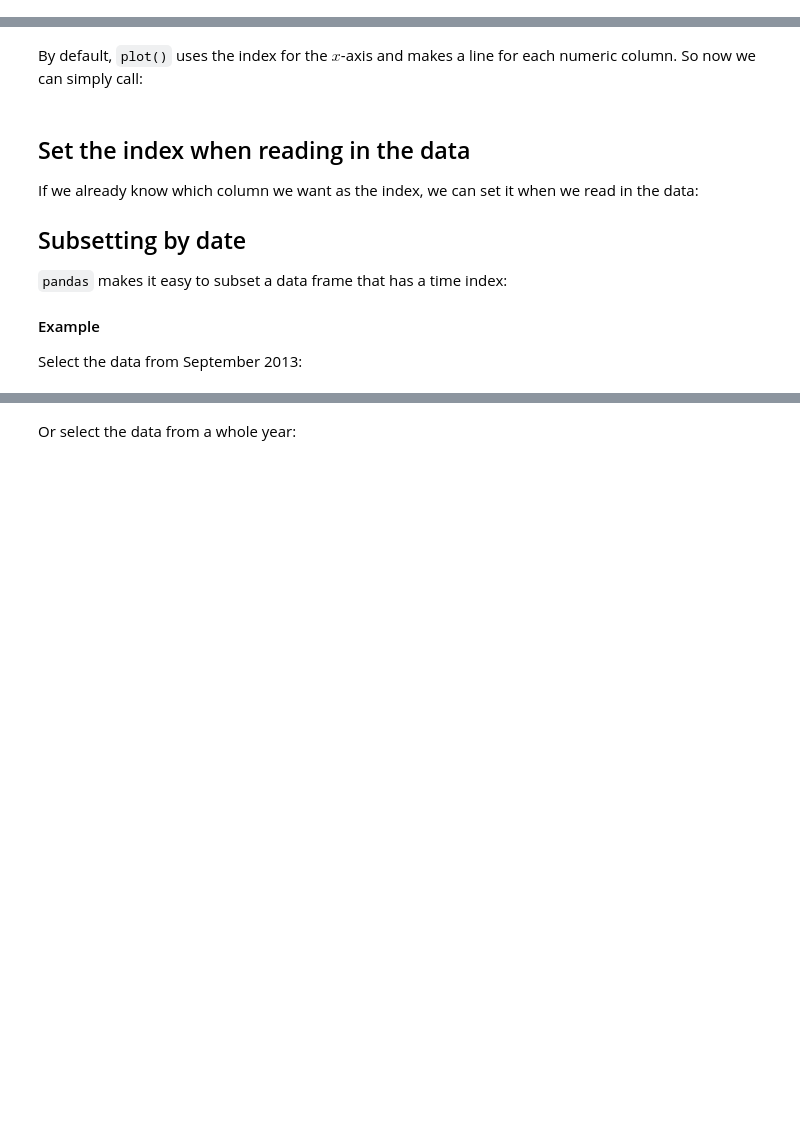
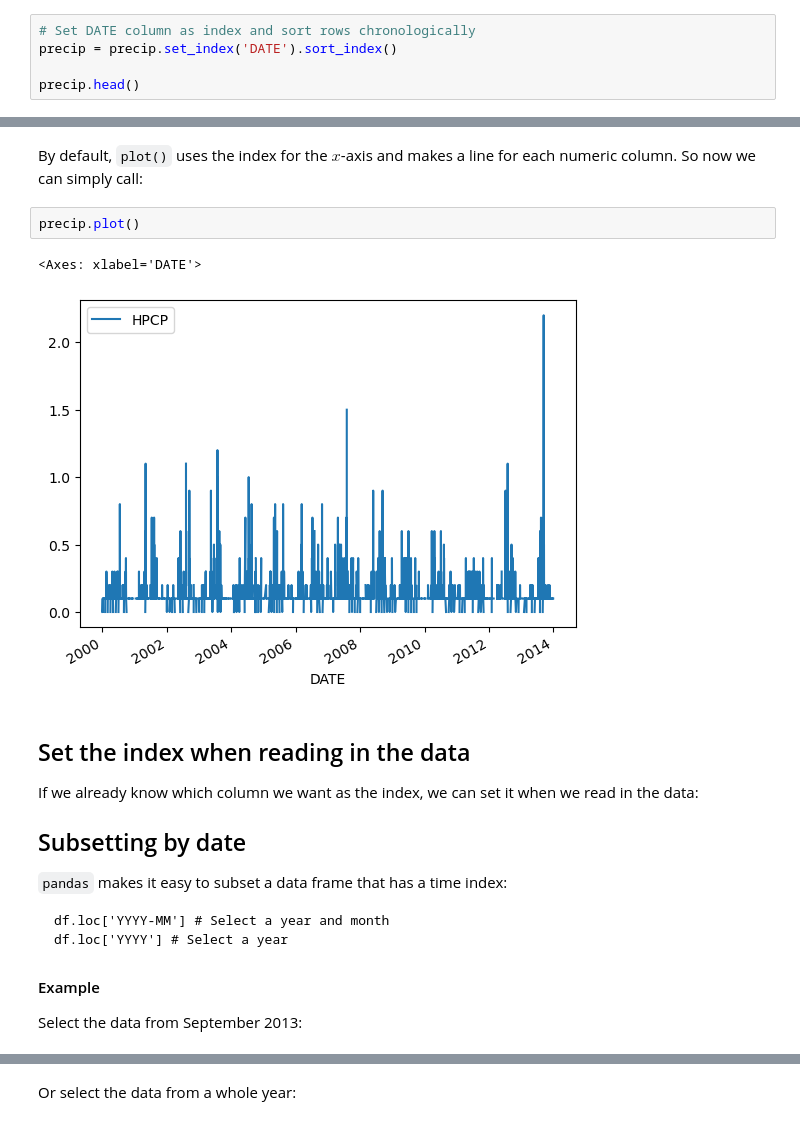
Before and after one commit to sarah-busby/eds220-in-class, a Jupyter notebook: week-3-time-series-STUDENTS.ipynb, the cells around one changed output, grey strips where cells are left out. Drawn from its saved outputs; the diff is of its cells as text; blank space fills up the shorter version.

````diff
--- a/week-3-time-series-STUDENTS.ipynb
+++ b/week-3-time-series-STUDENTS.ipynb
@@ -116,3 +187,8 @@ Let's plot the data again, now using the `DATE` column for the $x$-axis:
 Notice the $x$-axis now shows years.
 
 Next, we set the `DATE` column as the index. This lets us do operations based on time, like subsetting and resampling. We also sort the index using `sort_index()`:
+# %%
+# Set DATE column as index and sort rows chronologically
+precip = precip.set_index('DATE').sort_index()
+
+precip.head()
@@ -119,5 +203,10 @@ Next, we set the `DATE` column as the index. This lets us do operations based on
 # %% [markdown]
 By default, `plot()` uses the index for the $x$-axis and makes a line for each numeric column. So now we can simply call:
+# %%
+precip.plot()
+# %% [output]
+<Axes: xlabel='DATE'>
+[figure, added]
 # %% [markdown]
 ## Set the index when reading in the data
 
@@ -128,6 +217,10 @@ If we already know which column we want as the index, we can set it when we read
 
 `pandas` makes it easy to subset a data frame that has a time index:
 
+```
+df.loc['YYYY-MM'] # Select a year and month
+df.loc['YYYY'] # Select a year
+```
 
 #### Example
 
````
Also changed, not shown: parts of 20 cells of this notebook.
